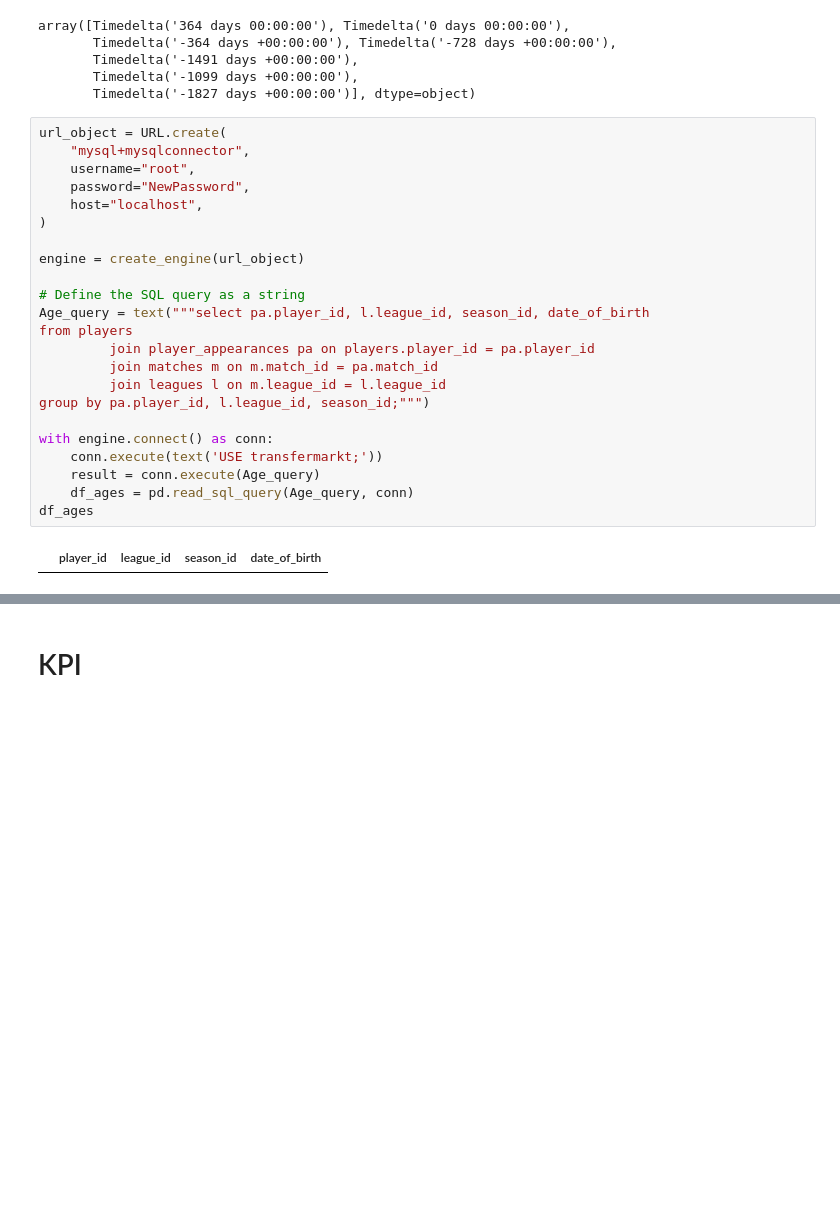
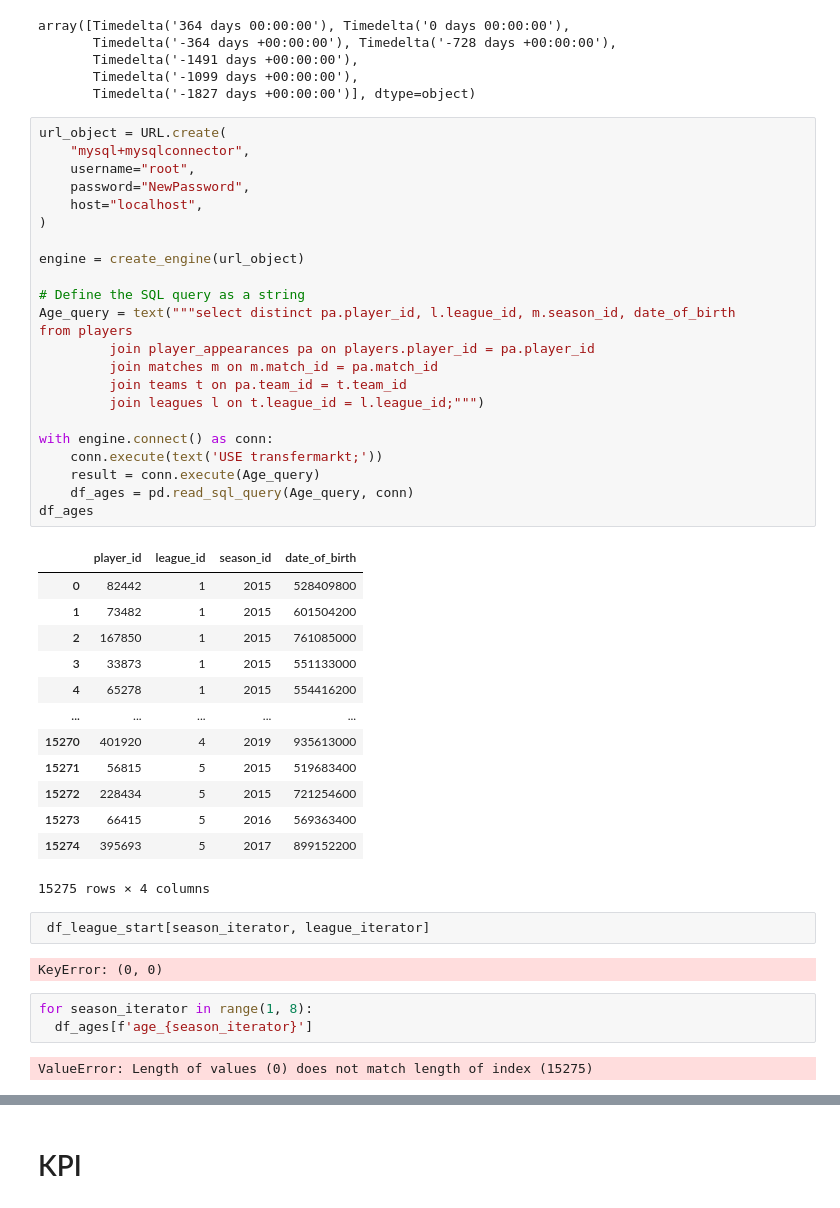
Before and after one commit to G3-Quera-Data-Analysis-Bootcamp-1402/Project-1, a Jupyter notebook: docs/ml/ML.ipynb, the cells around one changed output, grey strips where cells are left out. Cells and saved outputs as stored; diff of their text form; blank space fills up the shorter version.

```diff
--- a/docs/ml/ML.ipynb
+++ b/docs/ml/ML.ipynb
@@ -54,27 +54,48 @@ array([Timedelta('364 days 00:00:00'), Timedelta('0 days 00:00:00'),
 # %%
 url_object = URL.create(
     "mysql+mysqlconnector",
     username="root",
     password="NewPassword",
     host="localhost",
 )
 
 engine = create_engine(url_object)
 
 # Define the SQL query as a string
-Age_query = text("""select pa.player_id, l.league_id, season_id, date_of_birth
+Age_query = text("""select distinct pa.player_id, l.league_id, m.season_id, date_of_birth
 from players
          join player_appearances pa on players.player_id = pa.player_id
          join matches m on m.match_id = pa.match_id
-         join leagues l on m.league_id = l.league_id
-group by pa.player_id, l.league_id, season_id;""")
+         join teams t on pa.team_id = t.team_id
+         join leagues l on t.league_id = l.league_id;""")
 
 with engine.connect() as conn:
     conn.execute(text('USE transfermarkt;'))
     result = conn.execute(Age_query)
     df_ages = pd.read_sql_query(Age_query, conn)
 df_ages
 # %% [output]
 |  | player_id | league_id | season_id | date_of_birth |
+| 0 | 82442 | 1 | 2015 | 528409800 |
+| 1 | 73482 | 1 | 2015 | 601504200 |
+| 2 | 167850 | 1 | 2015 | 761085000 |
+| 3 | 33873 | 1 | 2015 | 551133000 |
+| 4 | 65278 | 1 | 2015 | 554416200 |
+| ... | ... | ... | ... | ... |
+| 15270 | 401920 | 4 | 2019 | 935613000 |
+| 15271 | 56815 | 5 | 2015 | 519683400 |
+| 15272 | 228434 | 5 | 2015 | 721254600 |
+| 15273 | 66415 | 5 | 2016 | 569363400 |
+| 15274 | 395693 | 5 | 2017 | 899152200 |
+15275 rows × 4 columns
+# %%
+ df_league_start[season_iterator, league_iterator]
+# %% [output]
+KeyError: (0, 0)
+# %%
+for season_iterator in range(1, 8):
+  df_ages[f'age_{season_iterator}']
+# %% [output]
+ValueError: Length of values (0) does not match length of index (15275)
 # %%
 for i in range(len(df_ages)):
```
Also changed, not shown: parts of 7 cells of this notebook.
